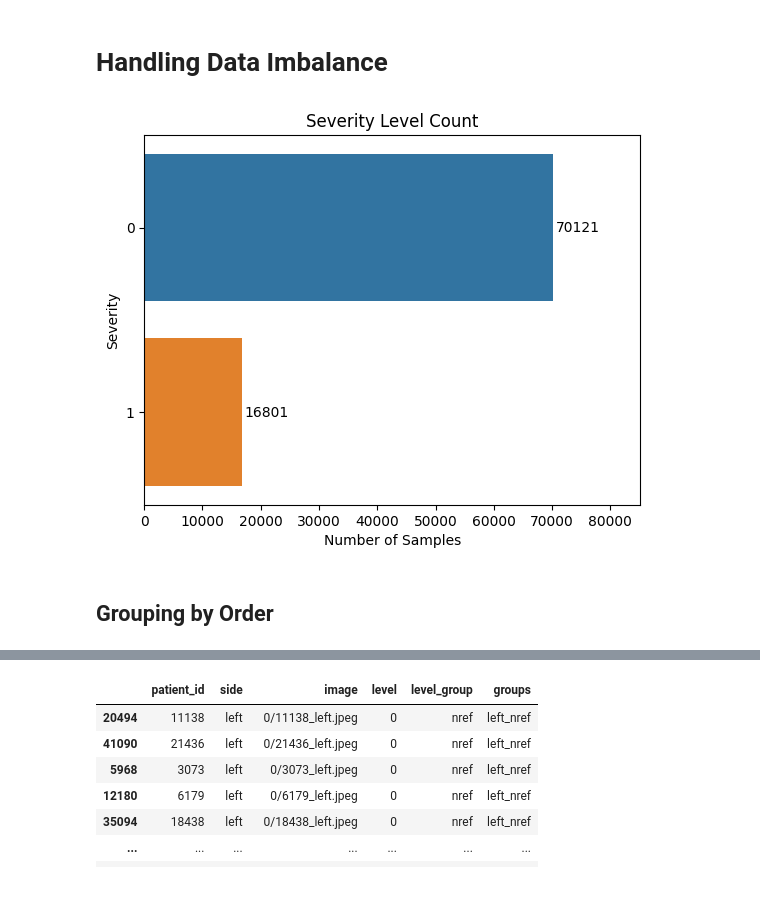
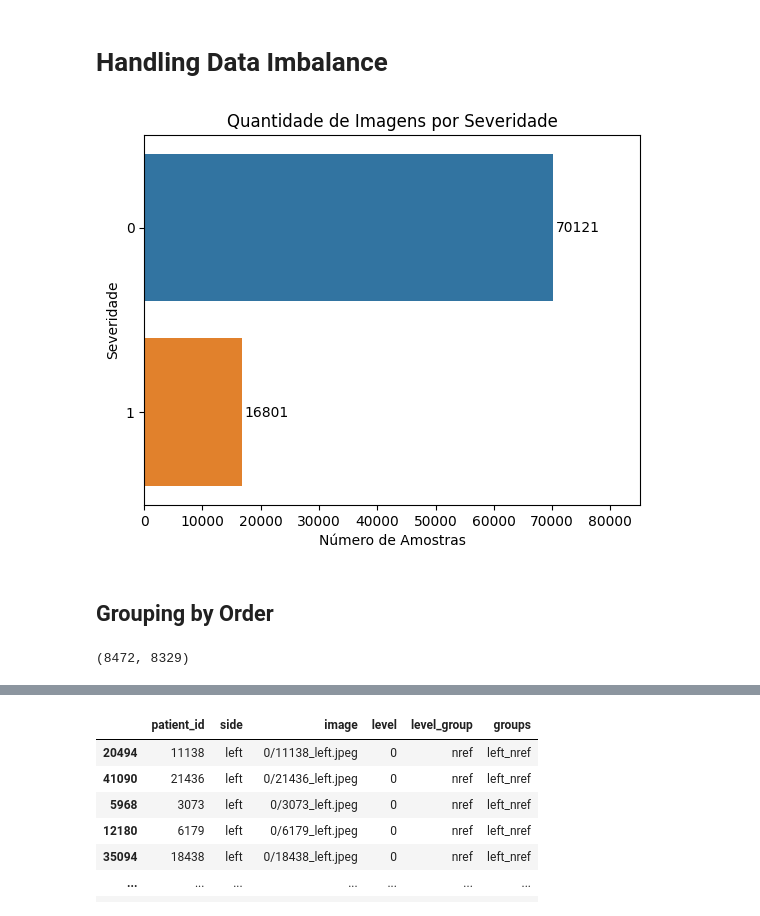
Before and after one commit to Daniel-Arayala/vit-spurious-robustness, a Jupyter notebook: notebooks/Binarization.ipynb, the cells around one changed output, grey strips where cells are left out. Saved outputs shown, nothing was run; the diff lists cells and outputs as text; code cells hidden in the pictures.

```diff
--- a/notebooks/Binarization.ipynb
+++ b/notebooks/Binarization.ipynb
@@ -82,13 +82,13 @@ Name: level, dtype: int64
 label_count = df_img_info['level'].value_counts()
 # %%
 #fig, axes = plt.subplots(nrows=1, ncols=2)
-plt.figure()
+fig_class_bin = plt.figure()
 countplot = sns.countplot(y=df_img_info['level'], order=label_count.index)
 countplot.bar_label(countplot.containers[0], padding=2)
-plt.title('Severity Level Count')
-plt.xlabel('Number of Samples')
+plt.title('Quantidade de Imagens por Severidade')
+plt.xlabel('Número de Amostras')
 plt.xlim(0, label_count.iloc[0] + 15e3)
-plt.ylabel('Severity')
+plt.ylabel('Severidade')
 plt.show()
 # %% [output]
-[figure, old version]
+[figure, new version]
@@ -108,6 +110,10 @@ if left_severity_count <= right_severity_count:
     num_samples_side = left_severity_count
 else:
     num_samples_side = right_severity_count
+# %%
+left_severity_count, right_severity_count
+# %% [output]
+(8472, 8329)
 # %%
 df_img_info_binary_balanced = df_img_info.groupby(['level', 'side']) \
                                          .sample(num_samples_side,
```
Also changed, not shown: parts of 8 cells of this notebook, 2 other files.
